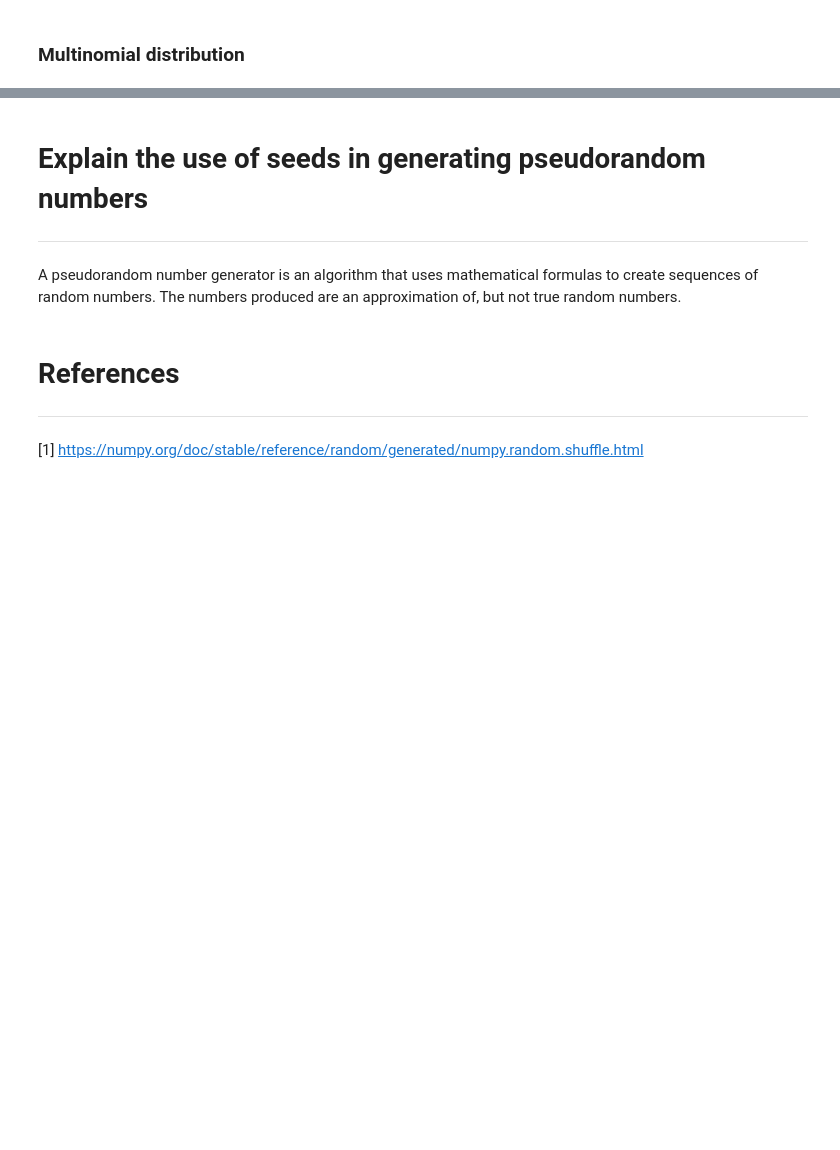
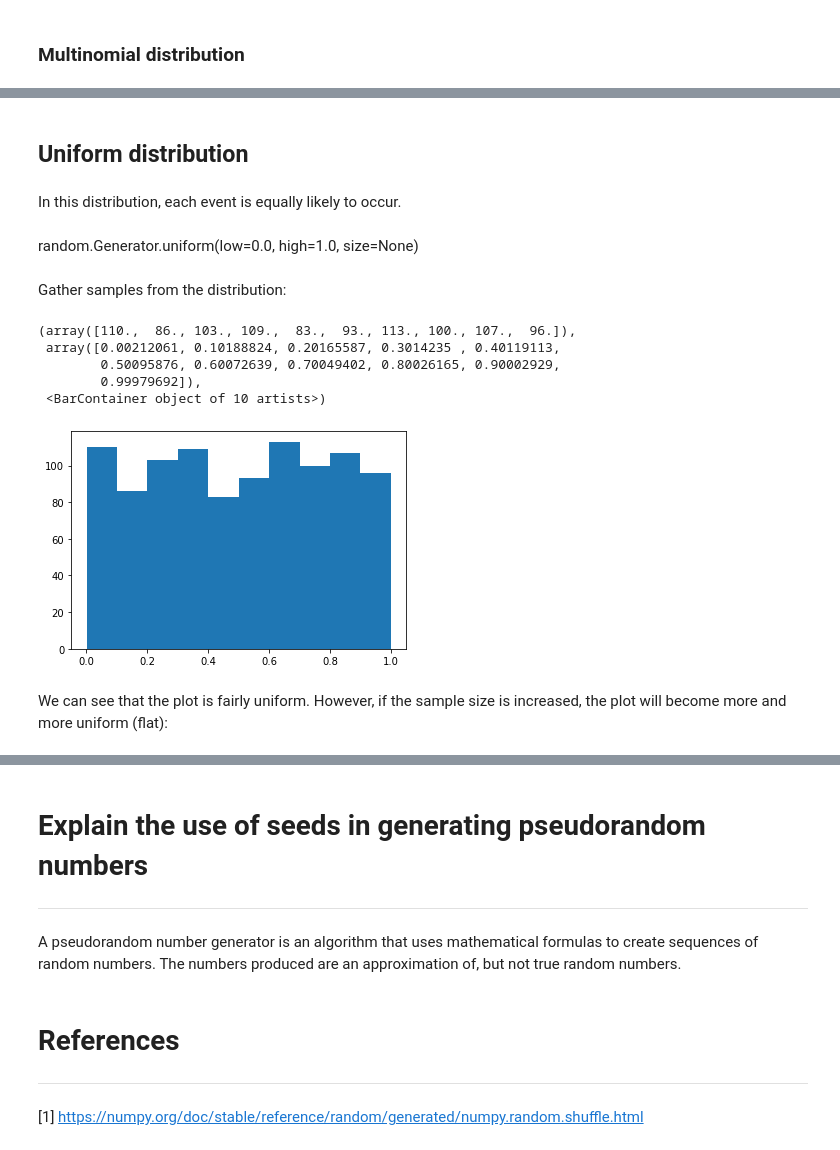
Before and after one commit to Lonabean98/numpy-random, a Jupyter notebook: numpy.random.ipynb, the cells around one changed output, grey strips where cells are left out. Cells and saved outputs as stored; diff of their text form; code cells hidden in the pictures; blank space fills up the shorter version.

Commit message:
Added more distributions

```diff
--- a/numpy.random.ipynb
+++ b/numpy.random.ipynb
@@ -200,0 +232,23 @@ A multinomial trial is the same as a binomial trial except for one difference: i
+# %% [markdown]
+## Uniform distribution
+# %% [markdown]
+In this distribution, each event is equally likely to occur.
+# %% [markdown]
+random.Generator.uniform(low=0.0, high=1.0, size=None)
+# %% [markdown]
+Gather samples from the distribution:
+# %%
+# Draw 1000 floats from 0 up to but not including 1.
+d = np.random.default_rng().uniform(0,1,1000)
+# %%
+# plot the data
+plt.hist(d)
+# %% [output]
+(array([110.,  86., 103., 109.,  83.,  93., 113., 100., 107.,  96.]),
+ array([0.00212061, 0.10188824, 0.20165587, 0.3014235 , 0.40119113,
+        0.50095876, 0.60072639, 0.70049402, 0.80026165, 0.90002929,
+        0.99979692]),
+ <BarContainer object of 10 artists>)
+[figure, added]
+# %% [markdown]
+We can see that the plot is fairly uniform. However, if the sample size is increased, the plot will become more and more uniform (flat):
```
Also changed, not shown: parts of 32 cells of this notebook.
